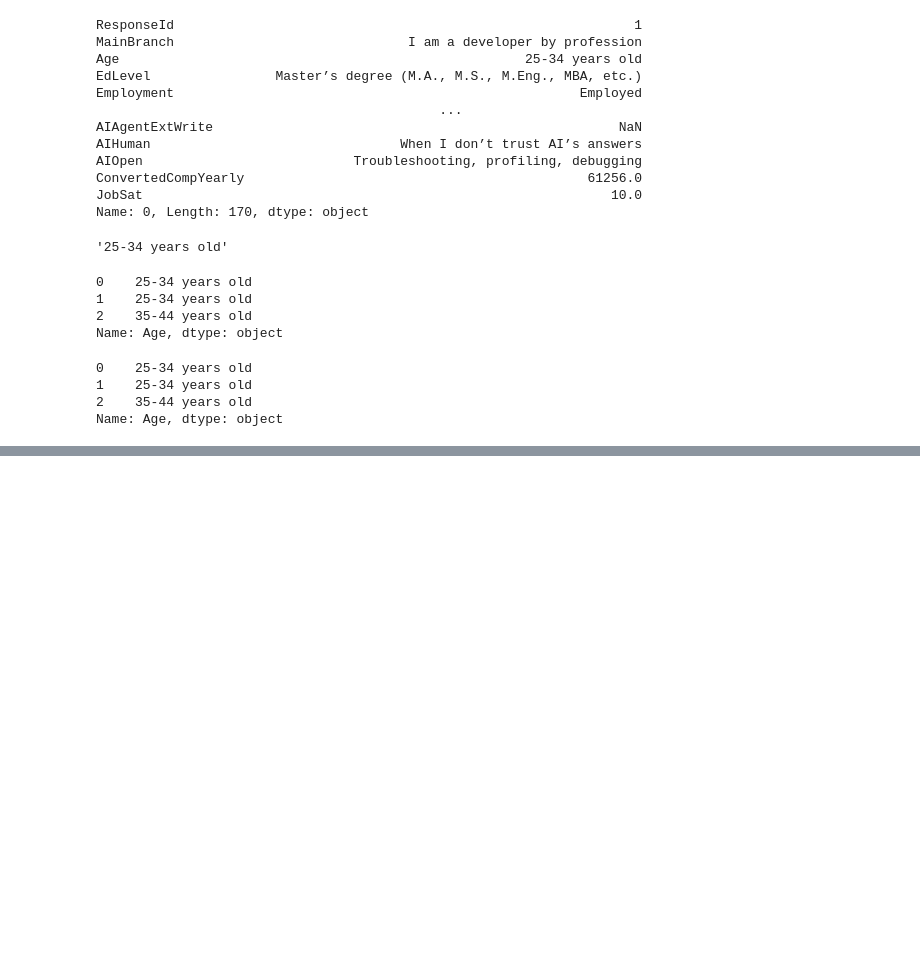
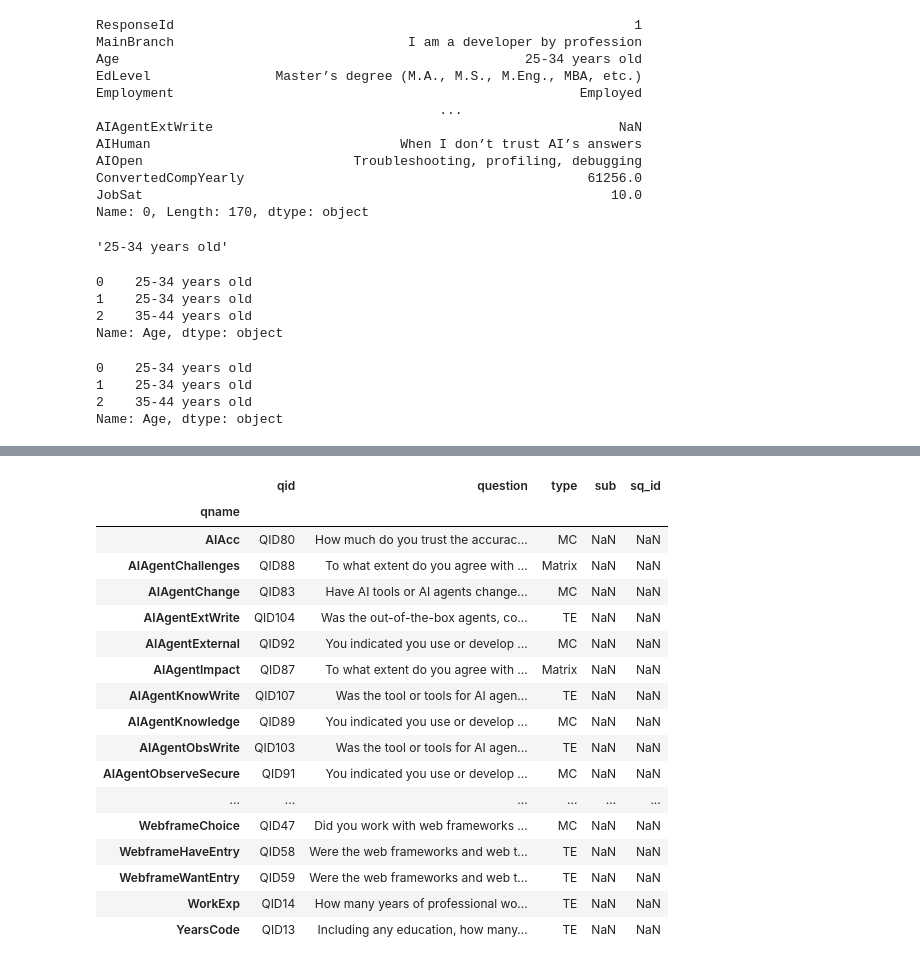
Before and after one commit to marx126/Databehandling-IAN-GAGLIARDI, a Jupyter notebook: Exercises/Stack Overflow exercise/Pandas Demo.ipynb, the cells around one changed output, grey strips where cells are left out. Drawn from its saved outputs; the diff is of its cells as text; code cells hidden in the pictures; blank space fills up the shorter version.

```diff
--- a/Exercises/Stack Overflow exercise/Pandas Demo.ipynb
+++ b/Exercises/Stack Overflow exercise/Pandas Demo.ipynb
@@ -157,0 +221,21 @@ df.loc[0:2, "Age":"WorkExp"]
+# %%
+schema_df.sort_index()
+# %% [output]
+|  | qid | question | type | sub | sq_id |
+| qname |  |  |  |  |  |
+| AIAcc | QID80 | How much do you trust the accurac... | MC | NaN | NaN |
+| AIAgentChallenges | QID88 | To what extent do you agree with ... | Matrix | NaN | NaN |
+| AIAgentChange | QID83 | Have AI tools or AI agents change... | MC | NaN | NaN |
+| AIAgentExtWrite | QID104 | Was the out-of-the-box agents, co... | TE | NaN | NaN |
+| AIAgentExternal | QID92 | You indicated you use or develop ... | MC | NaN | NaN |
+| AIAgentImpact | QID87 | To what extent do you agree with ... | Matrix | NaN | NaN |
+| AIAgentKnowWrite | QID107 | Was the tool or tools for AI agen... | TE | NaN | NaN |
+| AIAgentKnowledge | QID89 | You indicated you use or develop ... | MC | NaN | NaN |
+| AIAgentObsWrite | QID103 | Was the tool or tools for AI agen... | TE | NaN | NaN |
+| AIAgentObserveSecure | QID91 | You indicated you use or develop ... | MC | NaN | NaN |
+| ... | ... | ... | ... | ... | ... |
+| WebframeChoice | QID47 | Did you work with web frameworks ... | MC | NaN | NaN |
+| WebframeHaveEntry | QID58 | Were the web frameworks and web t... | TE | NaN | NaN |
+| WebframeWantEntry | QID59 | Were the web frameworks and web t... | TE | NaN | NaN |
+| WorkExp | QID14 | How many years of professional wo... | TE | NaN | NaN |
+| YearsCode | QID13 | Including any education, how many... | TE | NaN | NaN |
```
Also changed, not shown: parts of 7 cells of this notebook, 1 other file.
